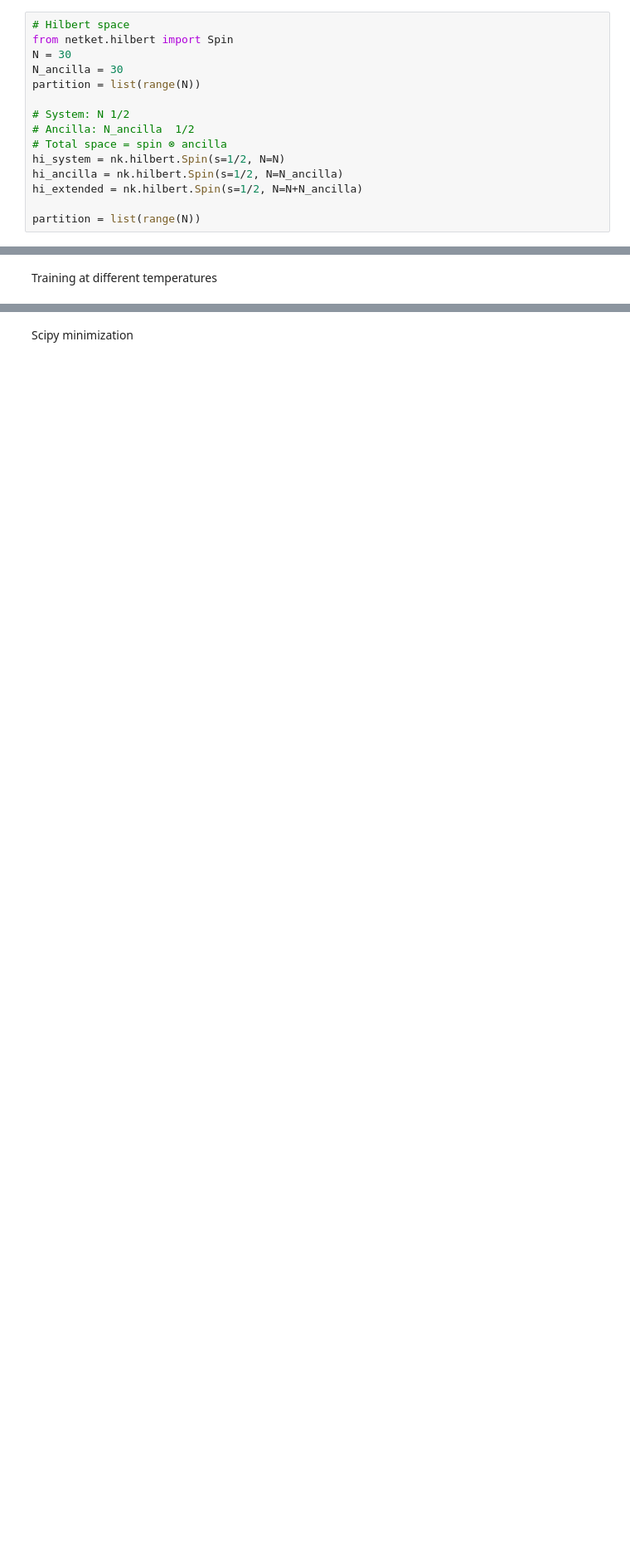
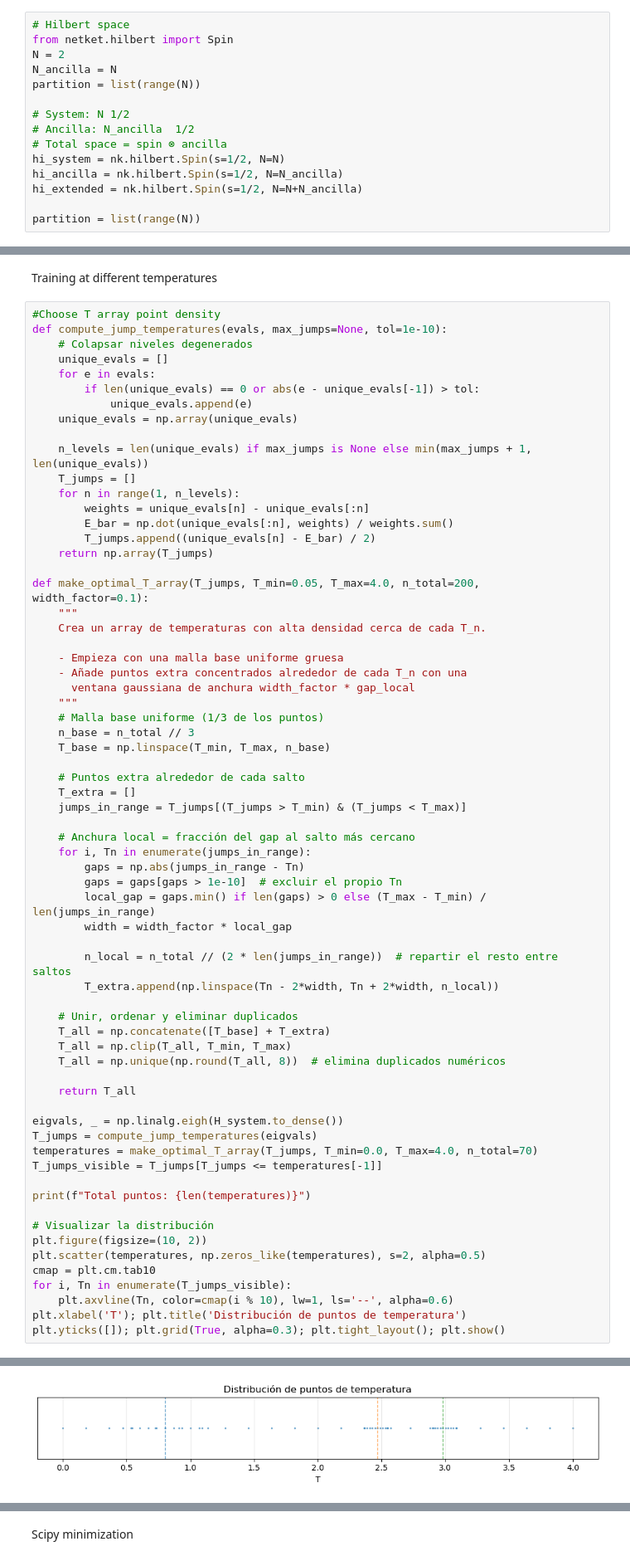
Before and after one commit to ismaelcastrouimp/TFM, a Jupyter notebook: notebooks/Renyi_Ising.ipynb, the cells around one changed output, grey strips where cells are left out. Shown at 83% size. Saved outputs shown, nothing was run; the diff lists cells and outputs as text; blank space fills up the shorter version.

```diff
--- a/notebooks/Renyi_Ising.ipynb
+++ b/notebooks/Renyi_Ising.ipynb
@@ -30,8 +32,8 @@ from src_renyi import (
 # %%
 # Hilbert space
 from netket.hilbert import Spin
-N = 30
-N_ancilla = 30
+N = 2
+N_ancilla = N
 partition = list(range(N))
 
 # System: N 1/2
@@ -99,2 +88,69 @@ print(f"Best solution: S₂={S_best:.6f}, E={E_best:.6f}, F={f_best:.6f}")
 # %% [markdown]
 Training at different temperatures
+# %%
+#Choose T array point density
+def compute_jump_temperatures(evals, max_jumps=None, tol=1e-10):
+    # Colapsar niveles degenerados
+    unique_evals = []
+    for e in evals:
+        if len(unique_evals) == 0 or abs(e - unique_evals[-1]) > tol:
+            unique_evals.append(e)
+    unique_evals = np.array(unique_evals)
+
+    n_levels = len(unique_evals) if max_jumps is None else min(max_jumps + 1, len(unique_evals))
+    T_jumps = []
+    for n in range(1, n_levels):
+        weights = unique_evals[n] - unique_evals[:n]
+        E_bar = np.dot(unique_evals[:n], weights) / weights.sum()
+        T_jumps.append((unique_evals[n] - E_bar) / 2)
+    return np.array(T_jumps)
+
+def make_optimal_T_array(T_jumps, T_min=0.05, T_max=4.0, n_total=200, width_factor=0.1):
+    """
+    Crea un array de temperaturas con alta densidad cerca de cada T_n.
+
+    - Empieza con una malla base uniforme gruesa
+    - Añade puntos extra concentrados alrededor de cada T_n con una
+      ventana gaussiana de anchura width_factor * gap_local
+    """
+    # Malla base uniforme (1/3 de los puntos)
+    n_base = n_total // 3
+    T_base = np.linspace(T_min, T_max, n_base)
+
+    # Puntos extra alrededor de cada salto
+    T_extra = []
+    jumps_in_range = T_jumps[(T_jumps > T_min) & (T_jumps < T_max)]
+
+    # Anchura local = fracción del gap al salto más cercano
+    for i, Tn in enumerate(jumps_in_range):
+        gaps = np.abs(jumps_in_range - Tn)
+        gaps = gaps[gaps > 1e-10]  # excluir el propio Tn
+        local_gap = gaps.min() if len(gaps) > 0 else (T_max - T_min) / len(jumps_in_range)
+        width = width_factor * local_gap
+
+        n_local = n_total // (2 * len(jumps_in_range))  # repartir el resto entre saltos
+        T_extra.append(np.linspace(Tn - 2*width, Tn + 2*width, n_local))
+
+    # Unir, ordenar y eliminar duplicados
+    T_all = np.concatenate([T_base] + T_extra)
+    T_all = np.clip(T_all, T_min, T_max)
+    T_all = np.unique(np.round(T_all, 8))  # elimina duplicados numéricos
+
+    return T_all
+
+eigvals, _ = np.linalg.eigh(H_system.to_dense())
+T_jumps = compute_jump_temperatures(eigvals)
+temperatures = make_optimal_T_array(T_jumps, T_min=0.0, T_max=4.0, n_total=70)
+T_jumps_visible = T_jumps[T_jumps <= temperatures[-1]]
+
+print(f"Total puntos: {len(temperatures)}")
+
+# Visualizar la distribución
+plt.figure(figsize=(10, 2))
+plt.scatter(temperatures, np.zeros_like(temperatures), s=2, alpha=0.5)
+cmap = plt.cm.tab10
+for i, Tn in enumerate(T_jumps_visible):
+    plt.axvline(Tn, color=cmap(i % 10), lw=1, ls='--', alpha=0.6)
+plt.xlabel('T'); plt.title('Distribución de puntos de temperatura')
+plt.yticks([]); plt.grid(True, alpha=0.3); plt.tight_layout(); plt.show()
+# %% [output]
@@ -101,3 +158,4 @@ Training at different temperatures
+[figure, added]
 # %%
 sampler = nk.sampler.ARDirectSampler(hi_extended)
 model = nk.models.ARNNDense(hilbert=hi_extended, layers=1, features=16, activation=jax.nn.gelu)
```
Also changed, not shown: parts of 7 cells of this notebook, 3 other files.
